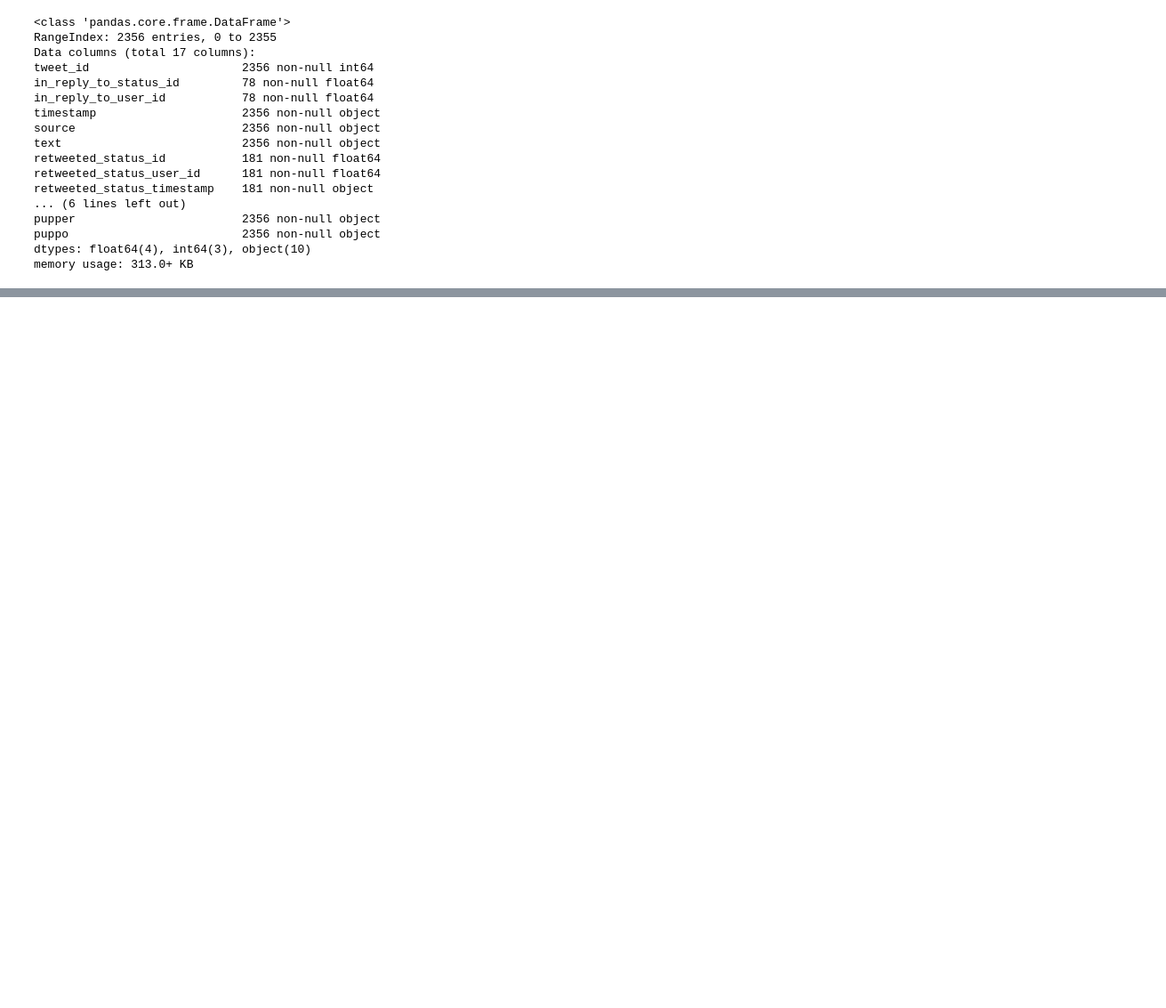
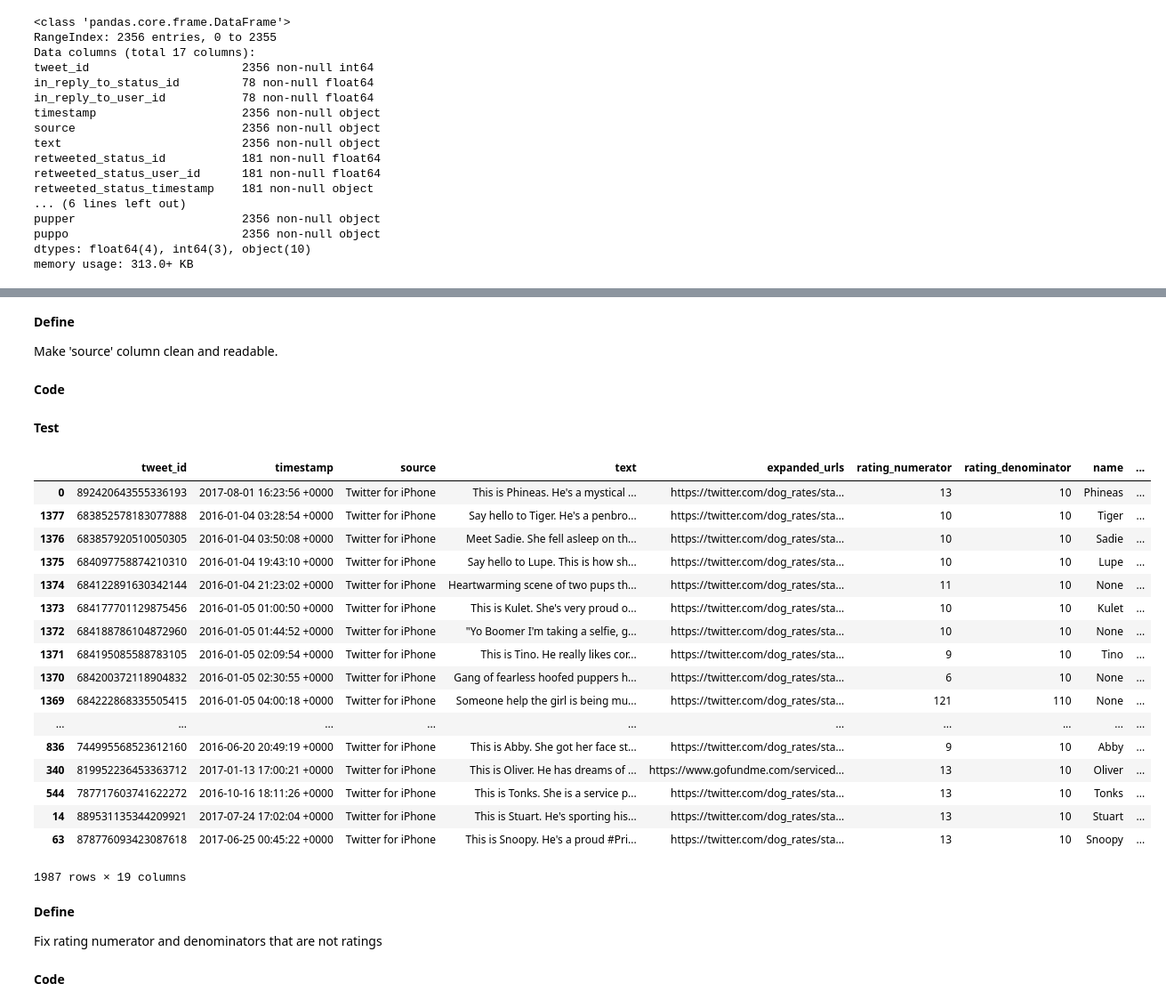
Before and after one commit to Abhijit99dey/Wrangle-and-Analyze-Data, a Jupyter notebook: wrangle_act.ipynb, the cells around one changed output, grey strips where cells are left out. Shown: that part at 89% size. Drawn from its saved outputs; the diff is of its cells as text; code cells hidden in the pictures; blank space fills up the shorter version.

```diff
--- a/wrangle_act.ipynb
+++ b/wrangle_act.ipynb
@@ -863,0 +448,2 @@ https://stackoverflow.com/questions/47704798/python-pandas-drop-dataframe
+# %%
+twitter_archive_clean = twitter_archive_clean.merge(image_predictions_clean, on='tweet_id', how='inner')
@@ -863,0 +497,7 @@ https://stackoverflow.com/questions/47704798/python-pandas-drop-dataframe
+# %%
+twitter_archive_clean['dog_stage'] = twitter_archive_clean.doggo + twitter_archive_clean.floofer + twitter_archive_clean.pupper + twitter_archive_clean.puppo
+twitter_archive_clean.loc[twitter_archive_clean.dog_stage == 'doggopupper', 'dog_stage'] = 'doggo,pupper'
+twitter_archive_clean.loc[twitter_archive_clean.dog_stage == 'doggopuppo', 'dog_stage'] = 'doggo,puppo'
+twitter_archive_clean.loc[twitter_archive_clean.dog_stage == 'doggofloofer', 'dog_stage'] = 'doggo,floofer'
+
+twitter_archive_clean.loc[twitter_archive_clean.dog_stage == '', 'dog_stage'] = 'None'
@@ -863,0 +588,32 @@ https://stackoverflow.com/questions/47704798/python-pandas-drop-dataframe
+# %%
+# Append the first True predection to the list 'perdictions' and the level appended to list 'confidence_level',
+# Otherwise, will append NaN.
+predictions = []
+confidence_level = []
+
+def prediction_func(dataframe):
+    if dataframe['p1_dog'] == True:
+        predictions.append(dataframe['p1'])
+        confidence_level.append(dataframe['p1_conf'])
+    elif dataframe['p2_dog'] == True:
+        predictions.append(dataframe['p2'])
+        confidence_level.append(dataframe['p2_conf'])
+    elif dataframe['p3_dog'] == True:
+        predictions.append(dataframe['p3'])
+        confidence_level.append(dataframe['p3_conf'])
+    else:
+        predictions.append('NaN')
+        confidence_level.append(0)
+
+twitter_archive_clean.apply(prediction_func, axis=1)
+twitter_archive_clean['prediction'] = predictions
+twitter_archive_clean['confidence_level'] = confidence_level
+
+
+
+# Delete columns
+twitter_archive_clean = twitter_archive_clean.drop(['img_num', 'p1', 'p1_conf', 'p1_dog', 'p2', 'p2_conf',
+                                                    'p2_dog', 'p3', 'p3_conf', 'p3_dog'], 1)
+
+twitter_archive_clean = twitter_archive_clean.drop(['in_reply_to_status_id', 'in_reply_to_user_id',
+                                                    'user_favourites'], 1)
@@ -863,0 +644,39 @@ https://stackoverflow.com/questions/47704798/python-pandas-drop-dataframe
+# %% [markdown]
+
+__Define__
+
+Make 'source' column clean and readable.
+# %% [markdown]
+__Code__
+# %%
+twitter_archive_clean['source'] = twitter_archive_clean['source'].apply(lambda x: re.findall(r'>(.*)<', x)[0])
+# %% [markdown]
+__Test__
+# %%
+twitter_archive_clean
+# %% [output]
+|  | tweet_id | timestamp | source | text | expanded_urls | rating_numerator | rating_denominator | name | ... |
+| 0 | 892420643555336193 | 2017-08-01 16:23:56 +0000 | Twitter for iPhone | This is Phineas. He's a mystical ... | https://twitter.com/dog_rates/sta... | 13 | 10 | Phineas | ... |
+| 1377 | 683852578183077888 | 2016-01-04 03:28:54 +0000 | Twitter for iPhone | Say hello to Tiger. He's a penbro... | https://twitter.com/dog_rates/sta... | 10 | 10 | Tiger | ... |
+| 1376 | 683857920510050305 | 2016-01-04 03:50:08 +0000 | Twitter for iPhone | Meet Sadie. She fell asleep on th... | https://twitter.com/dog_rates/sta... | 10 | 10 | Sadie | ... |
+| 1375 | 684097758874210310 | 2016-01-04 19:43:10 +0000 | Twitter for iPhone | Say hello to Lupe. This is how sh... | https://twitter.com/dog_rates/sta... | 10 | 10 | Lupe | ... |
+| 1374 | 684122891630342144 | 2016-01-04 21:23:02 +0000 | Twitter for iPhone | Heartwarming scene of two pups th... | https://twitter.com/dog_rates/sta... | 11 | 10 | None | ... |
+| 1373 | 684177701129875456 | 2016-01-05 01:00:50 +0000 | Twitter for iPhone | This is Kulet. She's very proud o... | https://twitter.com/dog_rates/sta... | 10 | 10 | Kulet | ... |
+| 1372 | 684188786104872960 | 2016-01-05 01:44:52 +0000 | Twitter for iPhone | "Yo Boomer I'm taking a selfie, g... | https://twitter.com/dog_rates/sta... | 10 | 10 | None | ... |
+| 1371 | 684195085588783105 | 2016-01-05 02:09:54 +0000 | Twitter for iPhone | This is Tino. He really likes cor... | https://twitter.com/dog_rates/sta... | 9 | 10 | Tino | ... |
+| 1370 | 684200372118904832 | 2016-01-05 02:30:55 +0000 | Twitter for iPhone | Gang of fearless hoofed puppers h... | https://twitter.com/dog_rates/sta... | 6 | 10 | None | ... |
+| 1369 | 684222868335505415 | 2016-01-05 04:00:18 +0000 | Twitter for iPhone | Someone help the girl is being mu... | https://twitter.com/dog_rates/sta... | 121 | 110 | None | ... |
+| ... | ... | ... | ... | ... | ... | ... | ... | ... | ... |
+| 836 | 744995568523612160 | 2016-06-20 20:49:19 +0000 | Twitter for iPhone | This is Abby. She got her face st... | https://twitter.com/dog_rates/sta... | 9 | 10 | Abby | ... |
+| 340 | 819952236453363712 | 2017-01-13 17:00:21 +0000 | Twitter for iPhone | This is Oliver. He has dreams of ... | https://www.gofundme.com/serviced... | 13 | 10 | Oliver | ... |
+| 544 | 787717603741622272 | 2016-10-16 18:11:26 +0000 | Twitter for iPhone | This is Tonks. She is a service p... | https://twitter.com/dog_rates/sta... | 13 | 10 | Tonks | ... |
+| 14 | 889531135344209921 | 2017-07-24 17:02:04 +0000 | Twitter for iPhone | This is Stuart. He's sporting his... | https://twitter.com/dog_rates/sta... | 13 | 10 | Stuart | ... |
+| 63 | 878776093423087618 | 2017-06-25 00:45:22 +0000 | Twitter for iPhone | This is Snoopy. He's a proud #Pri... | https://twitter.com/dog_rates/sta... | 13 | 10 | Snoopy | ... |
+1987 rows × 19 columns
+# %% [markdown]
+
+__Define__
+
+Fix rating numerator and denominators that are not ratings
+# %% [markdown]
+__Code__
```
Also changed, not shown: parts of 216 cells of this notebook, 6 other files.
